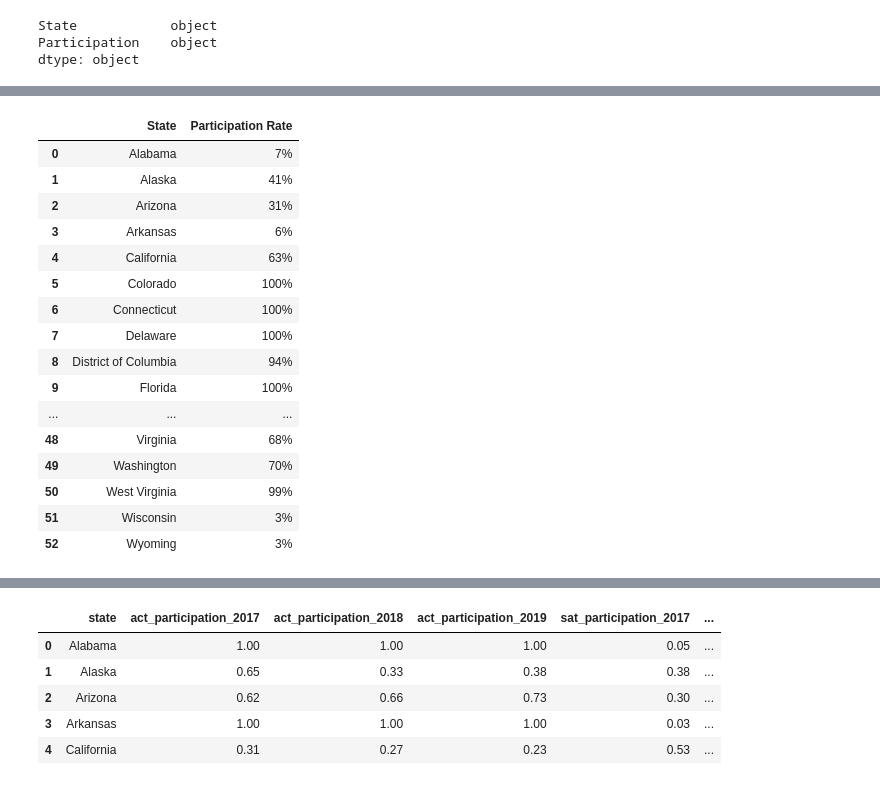
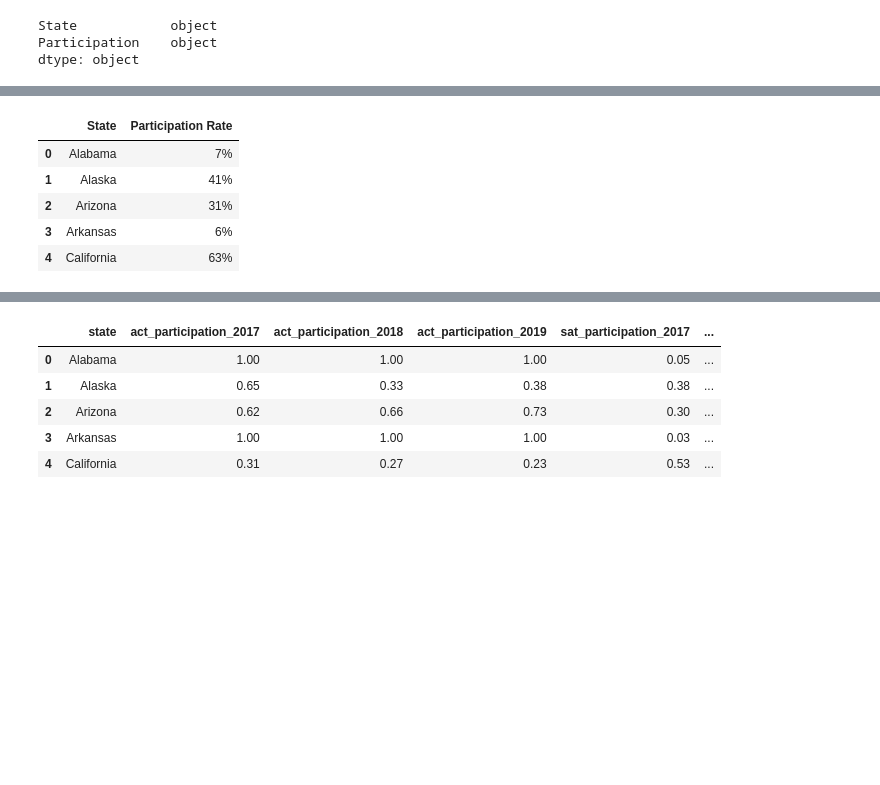
Before and after one commit to katayoonk/Electric-Vehicles-on-Twitter, a Jupyter notebook: code/starter-code.ipynb, the cells around one changed output, grey strips where cells are left out. Saved outputs shown, nothing was run; the diff lists cells and outputs as text; code cells hidden in the pictures; blank space fills up the shorter version.

```diff
--- a/code/starter-code.ipynb
+++ b/code/starter-code.ipynb
@@ -323,25 +221,14 @@ act
 # %%
 #cleaning SATs
 sat_2019.drop([39, 47], axis=0, inplace=True)
-sat_2019
+sat_2019.head()
 # %% [output]
 |  | State | Participation Rate |
 | 0 | Alabama | 7% |
 | 1 | Alaska | 41% |
 | 2 | Arizona | 31% |
 | 3 | Arkansas | 6% |
 | 4 | California | 63% |
-| 5 | Colorado | 100% |
-| 6 | Connecticut | 100% |
-| 7 | Delaware | 100% |
-| 8 | District of Columbia | 94% |
-| 9 | Florida | 100% |
-| ... | ... | ... |
-| 48 | Virginia | 68% |
-| 49 | Washington | 70% |
-| 50 | West Virginia | 99% |
-| 51 | Wisconsin | 3% |
-| 52 | Wyoming | 3% |
 # %%
 #merging SATs
 sat_1718 = pd.merge(sat_2017,sat_2018, how="outer", on="State")
```
Also changed, not shown: parts of 55 cells of this notebook, 3 other files.
